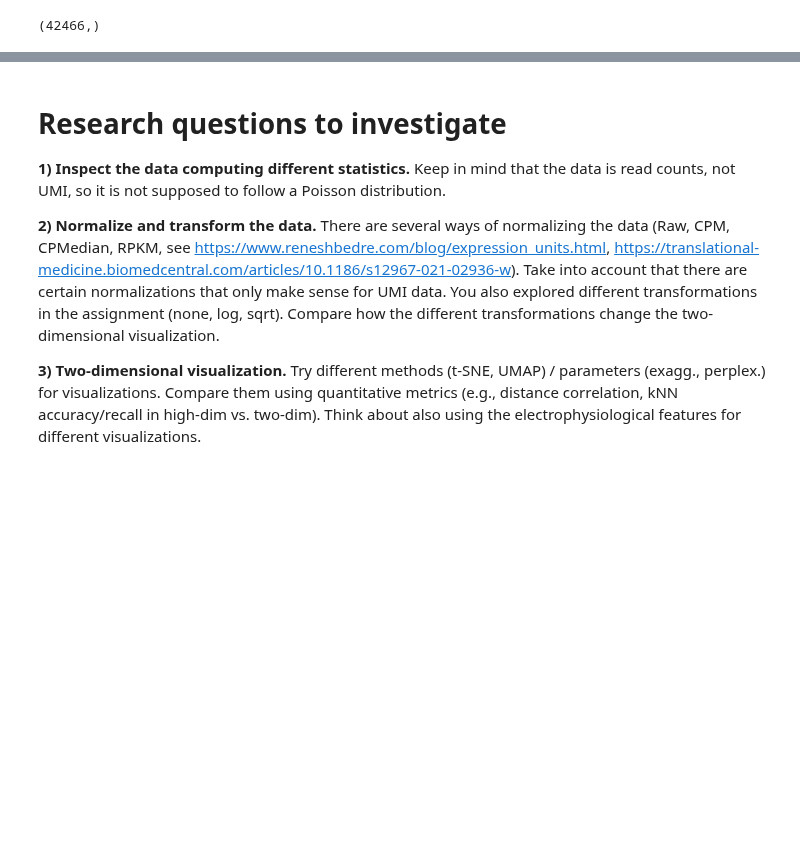
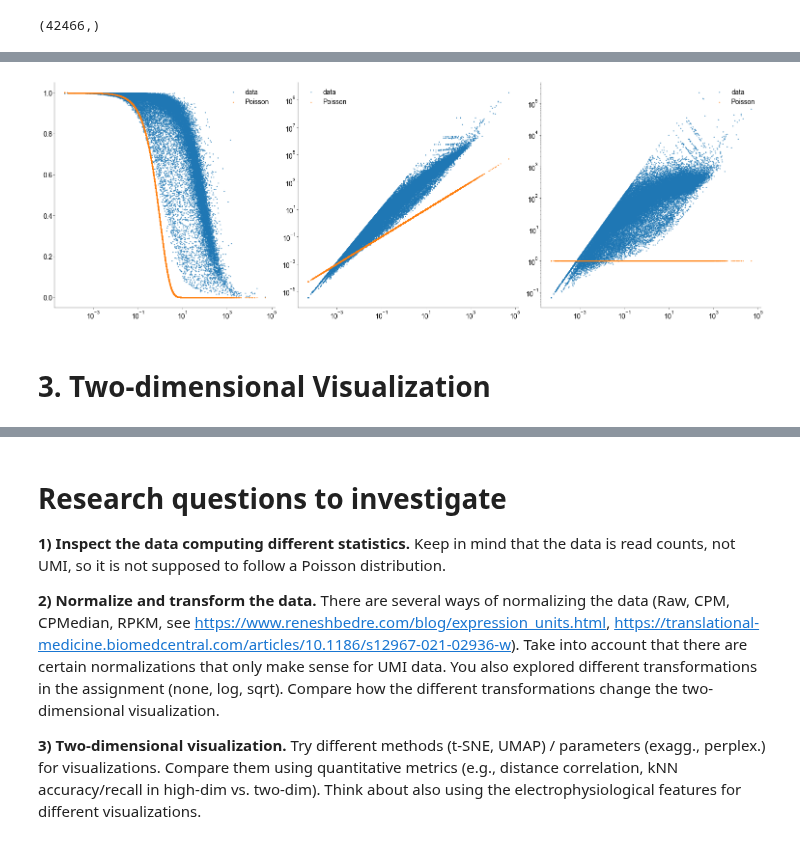
Before and after one commit to H-Kugler/neural-data-science, a Jupyter notebook: final_project/practical03_harri.ipynb, the cells around one changed output, grey strips where cells are left out. Saved outputs shown, nothing was run; the diff lists cells and outputs as text; code cells hidden in the pictures; blank space fills up the shorter version.

```diff
--- a/final_project/practical03_harri.ipynb
+++ b/final_project/practical03_harri.ipynb
@@ -322,0 +333,37 @@ assert np.sum(np.isnan(avg_expr)) == 0
+# %%
+# first we normalize equivalently to what we did in the exercise sheet
+norm_counts = (
+    exonCounts
+    / np.sum(exonCounts, axis=1)[:, None]
+    * np.median(np.sum(exonCounts, axis=1))
+)
+mean_norm_counts = np.mean(norm_counts, axis=0)
+var_norm_counts = np.var(norm_counts, axis=0)
+fano_norm_counts = var_norm_counts / mean_norm_counts
+# %%
+# produce similar plot as above
+
+fig, axs = plt.subplots(1, 3, figsize=(15, 5))
+
+axs[0].scatter(mean_norm_counts, frac_zeros, s=1, label="data")
+axs[0].scatter(
+    mean_norm_counts, np.exp(-mean_norm_counts), s=1, label="Poisson"
+)
+
+axs[1].scatter(mean_norm_counts, var_norm_counts, s=1, label="data")
+axs[1].scatter(mean_norm_counts, mean_norm_counts, s=1, label="Poisson")
+
+axs[2].scatter(mean_norm_counts, fano_norm_counts, s=1, label="data")
+axs[2].scatter(
+    mean_norm_counts, np.ones_like(mean_norm_counts), s=1, label="Poisson"
+)
+
+for i, ax in enumerate(axs):
+    ax.set_xscale("log")
+    if i != 0:
+        ax.set_yscale("log")
+    ax.legend()
+
+plt.show()
+# %% [output]
+[figure, added]
@@ -322,0 +375,2 @@ assert np.sum(np.isnan(avg_expr)) == 0
+# %% [markdown]
+# 3. Two-dimensional Visualization
```
Also changed, not shown: parts of 14 cells of this notebook, 1 other file.
